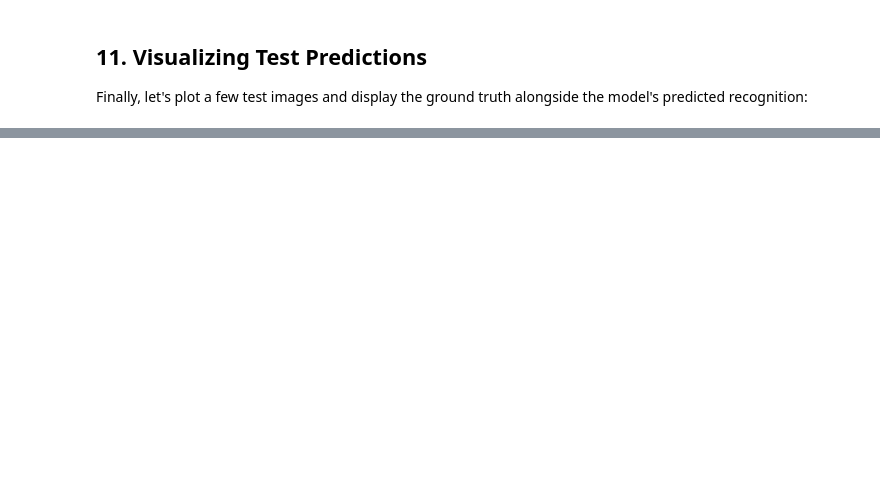
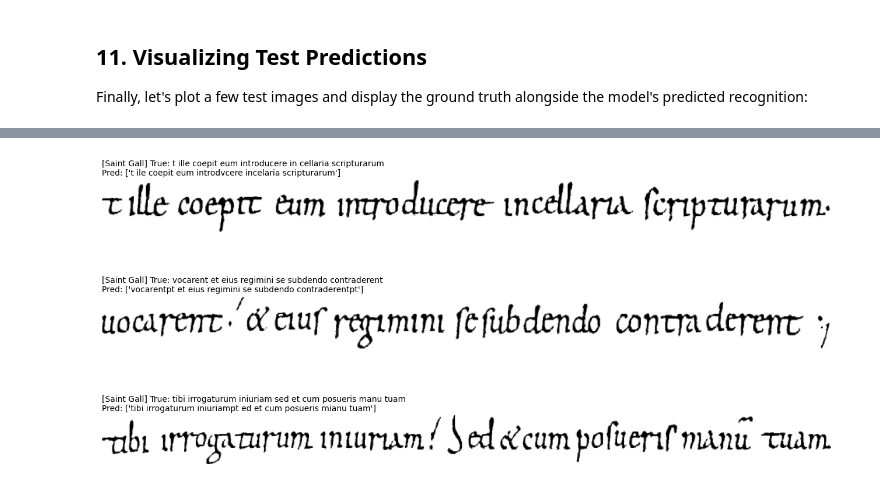
Before and after one commit to Balaji268268/HandwrittenTextRecognition, a Jupyter notebook: tutorial_colab.ipynb, the cells around one changed output, grey strips where cells are left out. Drawn from its saved outputs; the diff is of its cells as text; code cells hidden in the pictures; blank space fills up the shorter version.

```diff
--- a/tutorial_colab.ipynb
+++ b/tutorial_colab.ipynb
@@ -427,0 +625,79 @@ mnist_dataset
+# %%
+# ==============================================================================
+# CELL 3: SAINT GALL (9th-Century Carolingian Latin Manuscript)
+# ==============================================================================
+ds_name = 'saintgall'
+epochs = 30       # Only 30 steps/epoch; 20 epochs completes in ~5 mins
+batch_size = 16
+
+print("=" * 70)
+print(f"🚀 TRAINING SAINT GALL (9th-Century Latin) — {epochs} Epochs")
+print("=" * 70)
+
+if not os.path.exists('datasets/saintgall'):
+    !python download_datasets.py --download saintgall
+
+print("\n[1/4] Loading Saint Gall dataset...")
+tokenizer, run_context = Compose.get_tokenizer(recognition=recognition, recognition_run_id=None)
+ds_saintgall = Dataset(source='saintgall', text_level='line', image_shape=image_shape, fonts_path='fonts', tokenizer=tokenizer, seed=seed)
+
+if not ds_saintgall.tokenizer.lexical_shape:
+    ds_saintgall.tokenizer.lexical_shape = (1, 1024, len(ds_saintgall.tokenizer.chars) + 1)
+
+n_train = len(ds_saintgall.samples['source']['training'])
+n_val = len(ds_saintgall.samples['source']['validation'])
+n_test = len(ds_saintgall.samples['source']['test'])
+print(f"      Samples: {n_train} train | {n_val} val | {n_test} test")
+
+print(f"\n[2/4] Training dedicated Saint Gall model ({epochs} epochs)...")
+model_saintgall = Compose(recognition=recognition, image_shape=image_shape, tokenizer=ds_saintgall.tokenizer, seed=seed)
+model_saintgall.compile(learning_rate=1e-3, run_context=run_context)
+
+train_gen, train_steps = ds_saintgall.get_generator('training', batch_size=batch_size, augmentor=augmentor, shuffle=True)
+val_gen, val_steps     = ds_saintgall.get_generator('validation', batch_size=batch_size)
+
+model_saintgall.fit(
+    training_gen=train_gen, training_steps=train_steps,
+    validation_gen=val_gen, validation_steps=val_steps,
+    plateau_factor=0.2, plateau_patience=4, patience=6,
+    epochs=epochs
+)
+trained_models['saintgall'] = model_saintgall
+
+print(f"\n[3/4] Predicting on Saint Gall test partition...")
+test_gen, test_steps = ds_saintgall.get_generator('test', batch_size=batch_size)
+preds, probs = model_saintgall.predict_recognition(x=test_gen, steps=test_steps, beam_width=32, top_paths=1, verbose=1)
+
+src_gen, src_steps = ds_saintgall.get_generator('test', batch_size=batch_size, batch_encoded=False)
+metrics, _ = model_saintgall.evaluate_recognition(x=preds, y=src_gen, steps=src_steps, probabilities=probs, verbose=0)
+cer, wer = metrics.get('cer', 0.0), metrics.get('wer', 0.0)
+
+print(f"\n✅ SAINT GALL FINAL RESULT: CER = {cer:.4f} ({cer*100:.2f}%) | WER = {wer:.4f} ({wer*100:.2f}%)")
+
+all_benchmark_results = [r for r in all_benchmark_results if r['Dataset'] != 'Saint Gall']
+all_benchmark_results.append({
+    'Dataset': 'Saint Gall',
+    'Category': '9th C. Latin',
+    'Epochs': epochs,
+    'Test Lines': n_test,
+    'CER': f"{cer:.4f}",
+    'WER': f"{wer:.4f}"
+})
+
+print("\n[4/4] Sample Predictions:")
+viz_src, _ = ds_saintgall.get_generator('test', batch_size=3, batch_encoded=False, batch_processing=False, batch_scale=False, shuffle=False)
+viz_enc, _ = ds_saintgall.get_generator('test', batch_size=3, batch_encoded=True, batch_processing=False, batch_scale=False, shuffle=False)
+_, y_src = next(viz_src)
+_, y_enc = next(viz_enc)
+
+fig, axes = plt.subplots(nrows=len(y_enc[0]), figsize=(13, 2.2 * len(y_enc[0])))
+if len(y_enc[0]) == 1: axes = [axes]
+for i, (img, true_text) in enumerate(zip(y_enc[0], y_src[1])):
+    pred = preds[i] if i < len(preds) else 'N/A'
+    pred_text = pred[0] if isinstance(pred, (list, tuple)) else pred
+    axes[i].imshow(img, cmap='gray')
+    axes[i].set_title(f"[Saint Gall] True: {true_text}\nPred: {pred_text}", fontsize=10, loc='left')
+    axes[i].axis('off')
+plt.tight_layout()
+plt.show()
+# %% [output]
@@ -427,0 +721 @@ mnist_dataset
+[figure, added]
```
Also changed, not shown: parts of 37 cells of this notebook, 49 other files.
